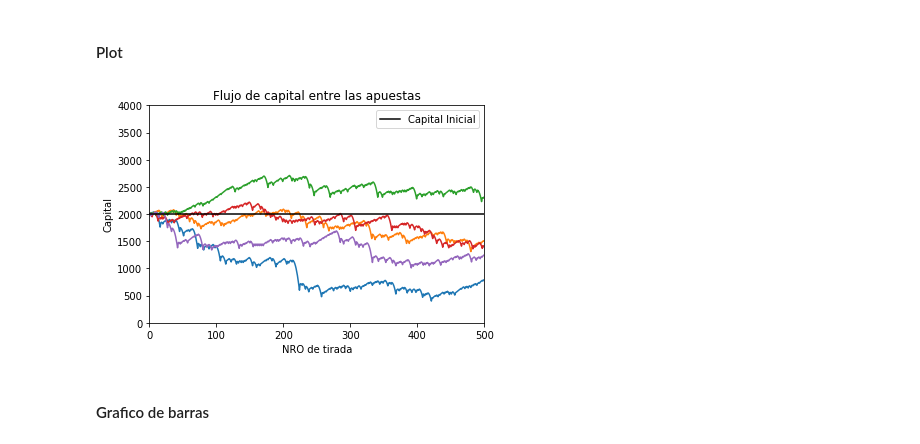
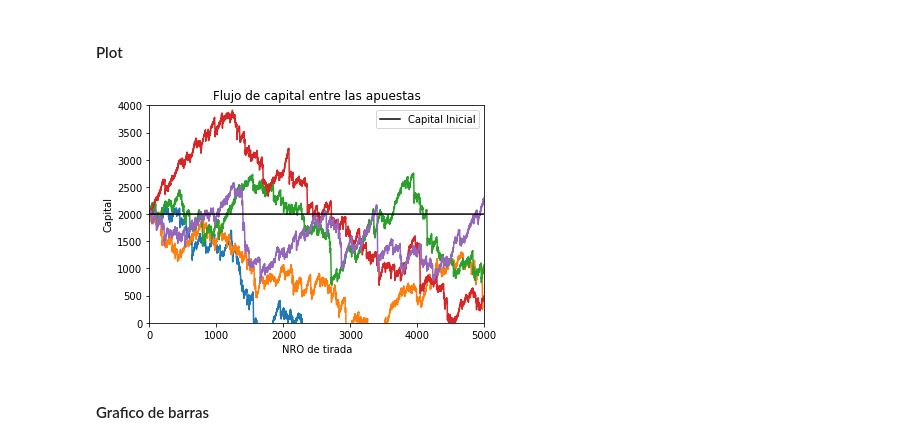
Before and after one commit to alejaz92/facultad, a Jupyter notebook: TP1.2 - Ruleta.ipynb, the cells around one changed output. Cells and saved outputs as stored; diff of their text form; code cells hidden in the pictures.

```diff
--- a/TP1.2 - Ruleta.ipynb
+++ b/TP1.2 - Ruleta.ipynb
@@ -133,10 +132,10 @@ def apuesta(val_ap):
 # %% [markdown]
 #### Plot
 # %%
-tm = 1000           # tiradas maximas
+tm = 5000           # tiradas maximas
 ex = 5             #nro de experimentos
 ap_min = 10         # apuesta minima
-cap_in = 5000        # capital inicial
+cap_in = 2000        # capital inicial
 val_ap = 'red'      # apuesta a realizar
 arr_cap_in = []     # arreglo capital inicial
 
@@ -172,7 +171,7 @@ plt.plot(arr_cap_in, color= "black", label= "Capital Inicial")
 
 
 plt.title("Flujo de capital entre las apuestas")
-plt.axis([0, tm, cap_in - 1000, cap_in + 1000])
+plt.axis([0, tm, cap_in - 2000, cap_in + 2000])
 plt.xlabel("NRO de tirada")
 plt.ylabel("Capital")
 plt.legend(loc= "left")
@@ -182,10 +181,10 @@ plt.show()
 # %% [markdown]
 #### Grafico de barras
 # %%
-tm = 3000           # tiradas maximas
-ex = 1             #nro de experimentos
+tm = 5000          # tiradas maximas
+ex = 1            #nro de experimentos
 ap_min = 10         # apuesta minima
-cap_in = 5000         # capital inicial
+cap_in = 2000         # capital inicial
 val_ap = 'impar'      # apuesta a realizar
 arr_cap = []     # arreglo capital
 
@@ -278,10 +277,10 @@ plt.show()
 # %% [markdown]
 #### Grafico de barras
 # %%
-tm = 100           # tiradas maximas
+tm = 5000           # tiradas maximas
 ex = 1             #nro de experimentos
 ap_min = 10         # apuesta minima
-cap_in = 5000         # capital inicial
+cap_in = 2000         # capital inicial
 val_ap = 'impar'      # apuesta a realizar
 arr_cap = []     # arreglo capital
 
@@ -325,10 +324,10 @@ plt.show()
 # %% [markdown]
 #### Plot
 # %%
-tm = 500           # tiradas maximas
+tm = 5000           # tiradas maximas
 ex = 5             #nro de experimentos
 ap_min = 10         # apuesta minima
-cap_in = 5000       # capital inicial
+cap_in = 2000       # capital inicial
 val_ap = 'black'      # apuesta a realizar
 arr_cap_in = []     # arreglo capital inicial
 
@@ -422,7 +421,7 @@ plt.show()
 # %% [markdown]
 #### Plot
 # %%
-tm = 500            # tiradas maximas
+tm = 5000            # tiradas maximas
 ex = 5             #nro de experimentos
 ap_min = 10         # apuesta minima
 cap_in = 2000         # capital inicial
@@ -439,34 +438,34 @@ for i in range(ex):
     for i in range(1, tm + 1):
         ap_ganada = apuesta(val_ap)
         if ap_ganada == False:
             cap -= din_apues
             din_apues +=  ap_min
         else:
             if isinstance(val_ap, str) == True:
                 if val_ap == "third_1" or val_ap == "third_2" or val_ap == "third_3":
                     cap += 2 * din_apues
                 else:
                     cap += din_apues
             if isinstance(val_ap, int) == True:
                 cap += 35 * din_apues
             din_apues = ap_min
         arr_cap.append(cap)
     plt.plot(arr_cap)
 
 
 for i in range(1, tm + 1):
     arr_cap_in.append(cap_in)
 plt.plot(arr_cap_in, color= "black", label= "Capital Inicial")
 
 
 plt.title("Flujo de capital entre las apuestas")
 plt.axis([0, tm, cap_in - 2000, cap_in + 2000])
 plt.xlabel("NRO de tirada")
 plt.ylabel("Capital")
 plt.legend(loc= "left")
 plt.show()
 # %% [output]
-[figure, old version]
+[figure, new version]
 # %% [markdown]
 #### Grafico de barras
 # %%
```
Also changed, not shown: parts of 8 cells of this notebook, 1 other file.
